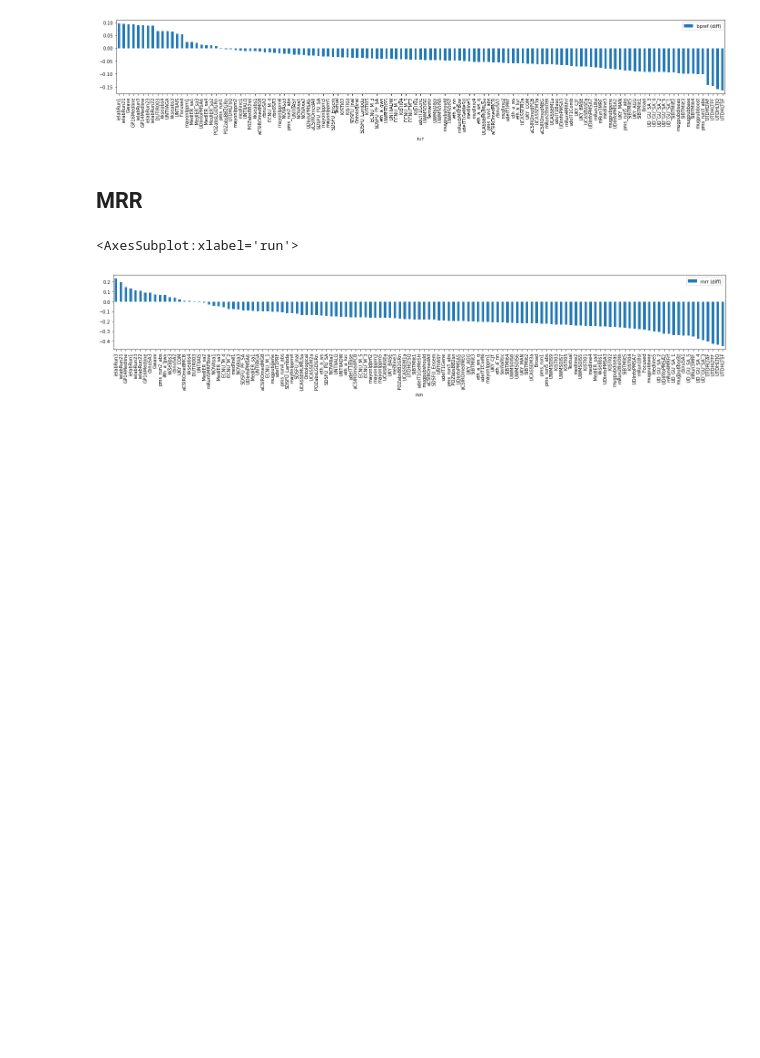
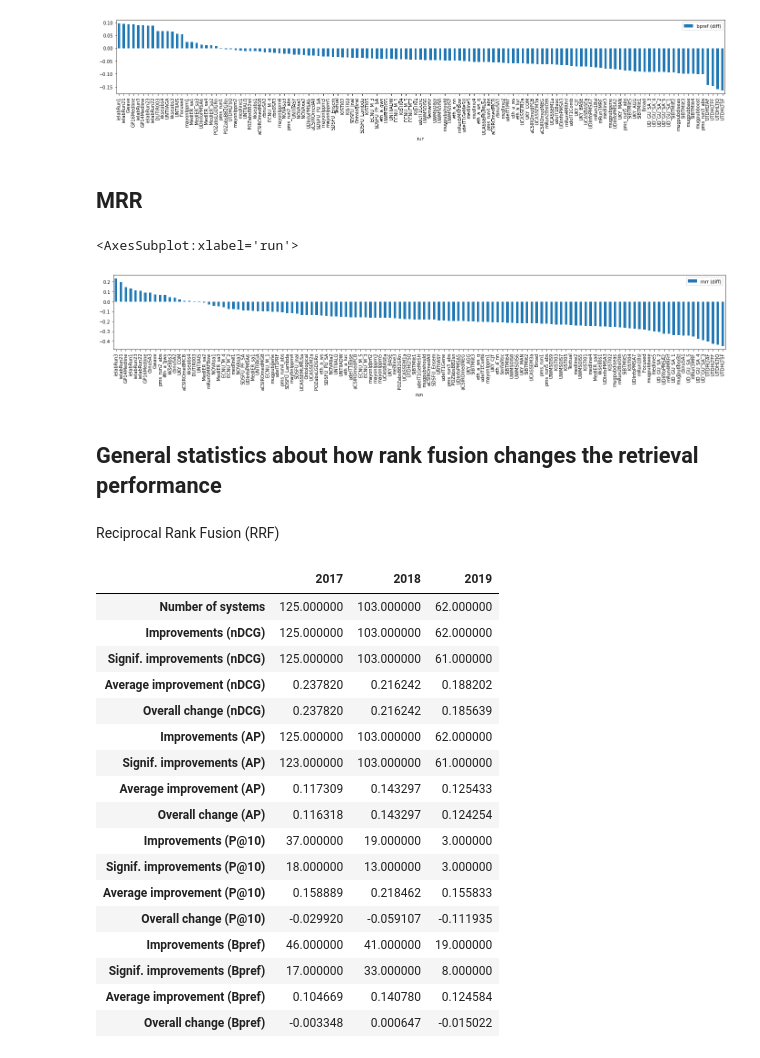
Before and after one commit to irgroup/jcdl2023-data-fusion, a Jupyter notebook: fuse.ipynb, the cells around one changed output. Cells and saved outputs as stored; diff of their text form; code cells hidden in the pictures; blank space fills up the shorter version.

Commit message:
add general statistics about rf methods.

```diff
--- a/fuse.ipynb
+++ b/fuse.ipynb
@@ -735,3 +735,57 @@ df.sort_values(by=['mrr (diff)'], ascending=False).plot.bar(x='run', y='mrr (dif
 # %% [output]
 <AxesSubplot:xlabel='run'>
 [figure]
+# %% [markdown]
+## General statistics about how rank fusion changes the retrieval performance
+# %%
+def general_stats(method):
+    data = {}
+    for year in [2017, 2018, 2019]:
+
+        path = 'experimental_results/trec-pm-' + str(year) + '-abstracts/' + method + '.csv'
+        df = pd.read_csv(path)
+        _data = {
+            'Number of systems': len(df),
+            'Improvements (nDCG)': len(df[df['ndcg (diff)'] > 0]),
+            'Signif. improvements (nDCG)': len(df[(df['ndcg (pval)'] < 0.05) & (df['ndcg (diff)'] > 0)]),
+            'Average improvement (nDCG)': df[(df['ndcg (pval)'] < 0.05) & (df['ndcg (diff)'] > 0)]['ndcg (diff)'].mean(),
+            'Overall change (nDCG)': df['ndcg (diff)'].mean(),
+            'Improvements (AP)': len(df[df['map (diff)'] > 0]),
+            'Signif. improvements (AP)': len(df[(df['map (pval)'] < 0.05) & (df['map (diff)'] > 0)]),
+            'Average improvement (AP)': df[(df['map (pval)'] < 0.05) & (df['map (diff)'] > 0)]['map (diff)'].mean(),
+            'Overall change (AP)': df['map (diff)'].mean(),
+            'Improvements (P@10)': len(df[df['precision@10 (diff)'] > 0]),
+            'Signif. improvements (P@10)': len(df[(df['precision@10 (pval)'] < 0.05) & (df['precision@10 (diff)'] > 0)]),
+            'Average improvement (P@10)': df[(df['precision@10 (pval)'] < 0.05) & (df['precision@10 (diff)'] > 0)]['precision@10 (diff)'].mean(),
+            'Overall change (P@10)': df['precision@10 (diff)'].mean(),
+            'Improvements (Bpref)': len(df[df['bpref (diff)'] > 0]),
+            'Signif. improvements (Bpref)': len(df[(df['bpref (pval)'] < 0.05) & (df['bpref (diff)'] > 0)]),
+            'Average improvement (Bpref)': df[(df['bpref (pval)'] < 0.05) & (df['bpref (diff)'] > 0)]['bpref (diff)'].mean(),
+            'Overall change (Bpref)': df['bpref (diff)'].mean()
+        }
+        data[year] = _data
+
+    return pd.DataFrame.from_dict(data).reindex(_data.keys())
+# %% [markdown]
+Reciprocal Rank Fusion (RRF)
+# %%
+general_stats('rrf')
+# %% [output]
+|  | 2017 | 2018 | 2019 |
+| Number of systems | 125.000000 | 103.000000 | 62.000000 |
+| Improvements (nDCG) | 125.000000 | 103.000000 | 62.000000 |
+| Signif. improvements (nDCG) | 125.000000 | 103.000000 | 61.000000 |
+| Average improvement (nDCG) | 0.237820 | 0.216242 | 0.188202 |
+| Overall change (nDCG) | 0.237820 | 0.216242 | 0.185639 |
+| Improvements (AP) | 125.000000 | 103.000000 | 62.000000 |
+| Signif. improvements (AP) | 123.000000 | 103.000000 | 61.000000 |
+| Average improvement (AP) | 0.117309 | 0.143297 | 0.125433 |
+| Overall change (AP) | 0.116318 | 0.143297 | 0.124254 |
+| Improvements (P@10) | 37.000000 | 19.000000 | 3.000000 |
+| Signif. improvements (P@10) | 18.000000 | 13.000000 | 3.000000 |
+| Average improvement (P@10) | 0.158889 | 0.218462 | 0.155833 |
+| Overall change (P@10) | -0.029920 | -0.059107 | -0.111935 |
+| Improvements (Bpref) | 46.000000 | 41.000000 | 19.000000 |
+| Signif. improvements (Bpref) | 17.000000 | 33.000000 | 8.000000 |
+| Average improvement (Bpref) | 0.104669 | 0.140780 | 0.124584 |
+| Overall change (Bpref) | -0.003348 | 0.000647 | -0.015022 |
```
Also changed, not shown: parts of 19 cells of this notebook.
